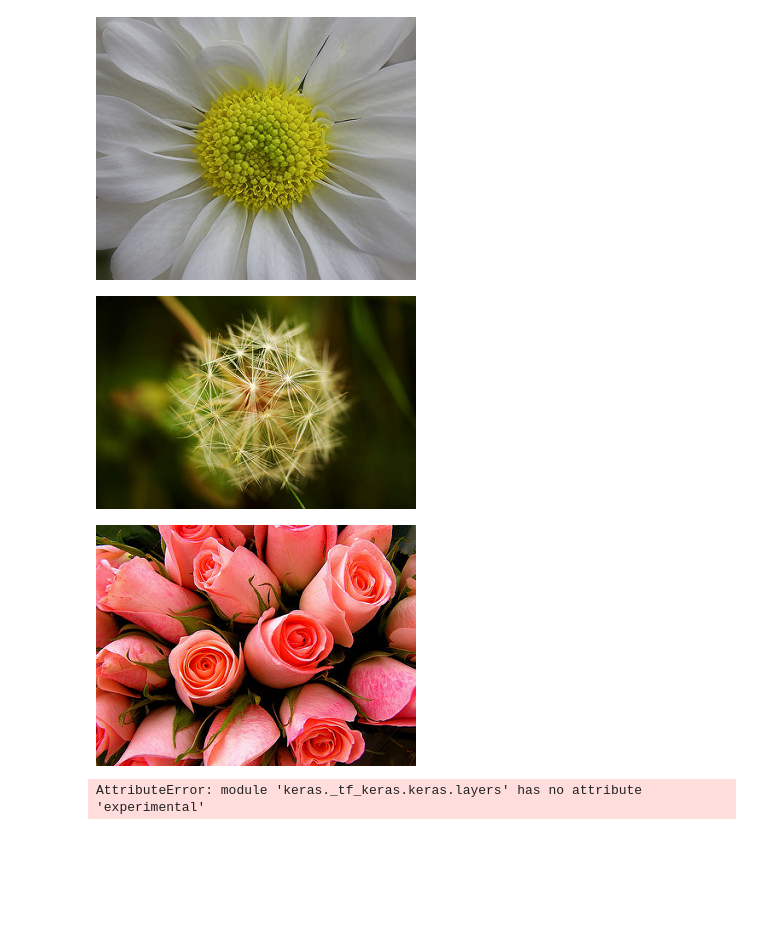
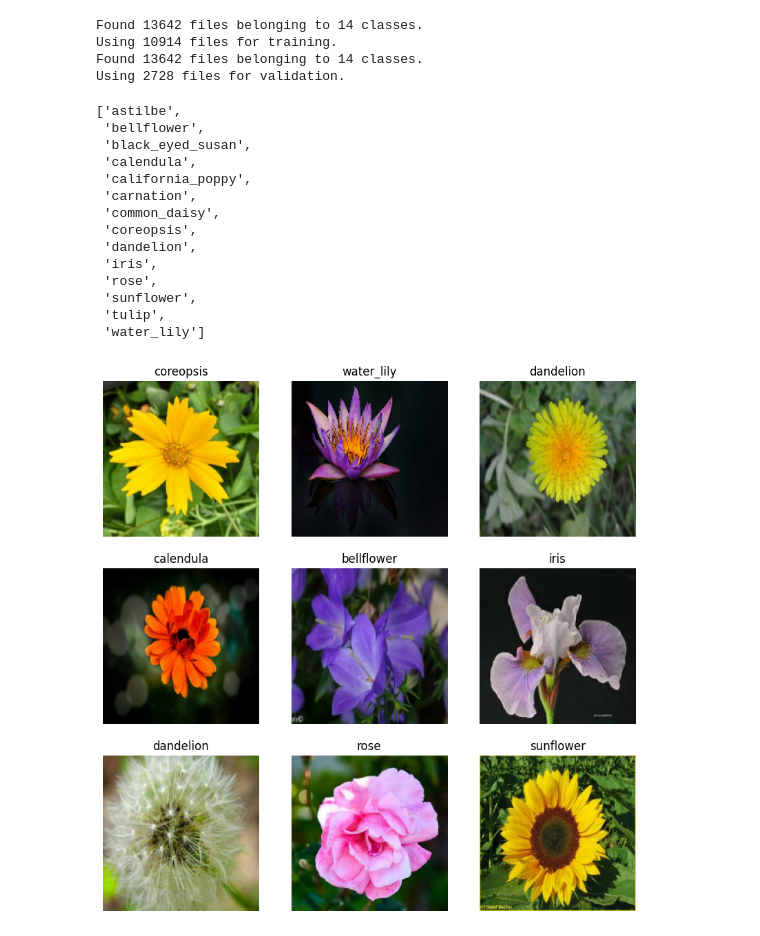
Before and after one commit to nuwanchandima/flower_classification, a Jupyter notebook: test_file.ipynb, the cells around one changed output. Saved outputs shown, nothing was run; the diff lists cells and outputs as text; code cells hidden in the pictures; blank space fills up the shorter version.

```diff
--- a/test_file.ipynb
+++ b/test_file.ipynb
@@ -38,23 +41,52 @@ lables = {
 # %%
-PIL.Image.open(str(flowers['daisy'][0]))
+train_ds = tf.keras.utils.image_dataset_from_directory( base_directory,
+                                                       seed = 123,
+                                                       validation_split=0.2,
+                                                       subset = 'training',
+                                                       batch_size=batch_size,
+                                                       image_size=(img_width,img_height))
+
+val_ds = tf.keras.utils.image_dataset_from_directory( base_directory,
+                                                       seed = 123,
+                                                       validation_split=0.2,
+                                                       subset = 'validation',
+                                                       batch_size=batch_size,
+                                                       image_size=(img_width,img_height))
 # %% [output]
-[figure, removed]
+Found 13642 files belonging to 14 classes.
+Using 10914 files for training.
+Found 13642 files belonging to 14 classes.
+Using 2728 files for validation.
 # %%
-PIL.Image.open(str(flowers['dandelion'][0]))
+flower_names = train_ds.class_names
+flower_names
 # %% [output]
-[figure, removed]
+['astilbe',
+ 'bellflower',
+ 'black_eyed_susan',
+ 'calendula',
+ 'california_poppy',
+ 'carnation',
+ 'common_daisy',
+ 'coreopsis',
+ 'dandelion',
+ 'iris',
+ 'rose',
+ 'sunflower',
+ 'tulip',
+ 'water_lily']
 # %%
-PIL.Image.open(str(flowers['roses'][8]))
+import matplotlib.pyplot as plt
-# %% [output]
-[figure, removed]
 # %%
-x =[]
-y = []
+i = 0
+plt.figure(figsize=(10,10))
 
-for image_name , image in flowers.items():
-  for img in image :
-    img = cv2.imread(str(img)) # converts image form its dir to np array to represent image
-    resized = cv2.resize(img , (224,224))
-    x.append(resized)
-    y.append(lables[image_name])
+for images, labels in train_ds.take(1):
+    for i in range(9):
+        plt.subplot(3,3, i+1)
+        plt.imshow(images[i].numpy().astype('uint8'))
+        plt.title(flower_names[labels[i]])
+        plt.axis('off')
+# %% [output]
+[figure, added]
 # %%
@@ -69,9 +98,7 @@ x_test_scaled = x_test / 255
 # %%
-data_augmentation = keras.Sequential([
-    keras.layers.experimental.preprocessing.RandomFlip('horizontal',input_shape = (224,224,3)),
-    keras.layers.experimental.preprocessing.RandomRotation(0.2),
-    keras.layers.experimental.preprocessing.RandomZoom(0.2)
+data_augmentation = Sequential([
+    layers.RandomFlip("horizontal", input_shape = (img_width,img_height,3)),
+    layers.RandomRotation(0.1),
+    layers.RandomZoom(0.1)
 ])
-# %% [output]
-AttributeError: module 'keras._tf_keras.keras.layers' has no attribute 'experimental'
 # %%
```
Also changed, not shown: parts of 13 cells of this notebook, 4 other files.
